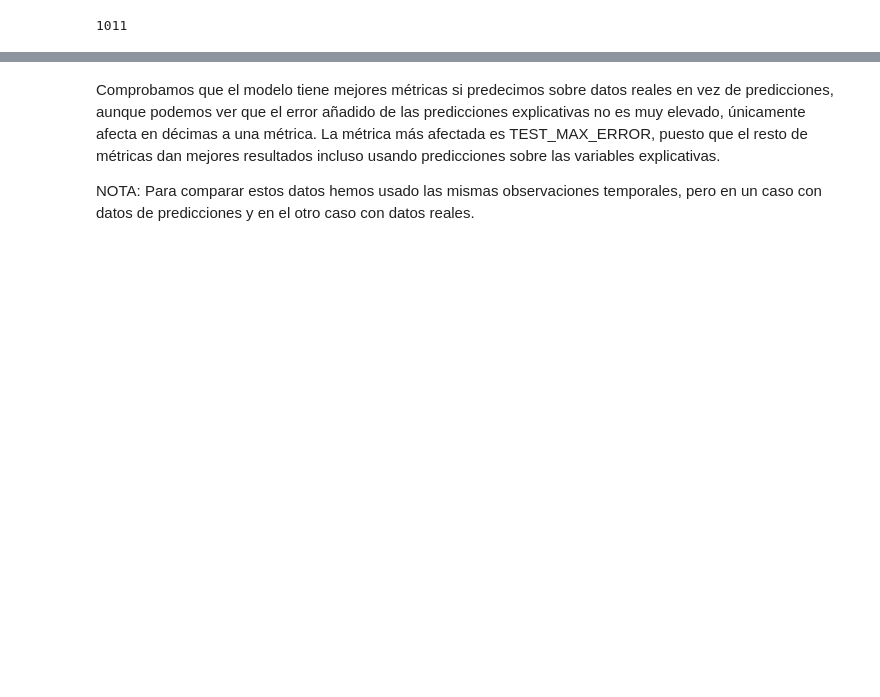
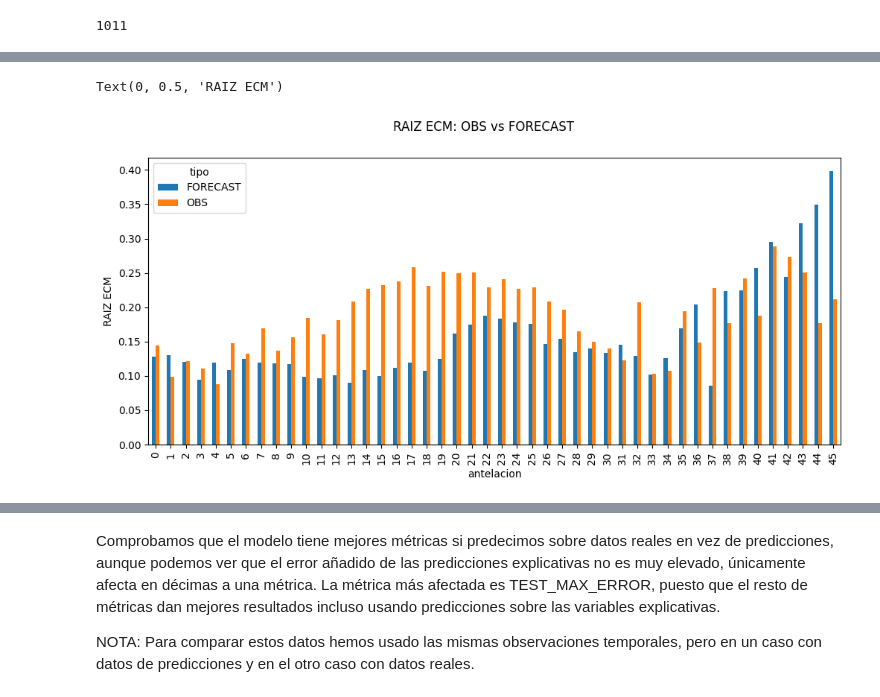
Before and after one commit to MarioBaldocchi/PD, a Jupyter notebook: forecasts/evaluacion.ipynb, the cells around one changed output, grey strips where cells are left out. Drawn from its saved outputs; the diff is of its cells as text; code cells hidden in the pictures; blank space fills up the shorter version.

Commit message:
Evaluacion - graficos de comparacion OBS vs FORECAST por cada antelacion y metrica

```diff
--- a/forecasts/evaluacion.ipynb
+++ b/forecasts/evaluacion.ipynb
@@ -274,0 +206,2 @@ df_results
+# %%
+X_forecast_flt = X_forecast_flt.merge(df_2024[['anio', 'mes', 'dia', 'hora']], on=['anio', 'mes', 'dia', 'hora']) # inner join
@@ -274,0 +210,7 @@ df_results
+# %%
+y_flt = X_forecast_flt['AlturaOlas']
+antelaciones_flt = X_forecast_flt.antelacion
+
+X_forecast_flt = X_forecast_flt.drop(columns=['AlturaOlas', 'antelacion'])
+
+X_forecast_flt
@@ -274,0 +233,26 @@ df_results
+# %%
+df_metrics = []
+for ant in antelaciones_flt.unique():
+    # FORECAST
+    fltr = antelaciones_flt == ant
+    X_fore = X_forecast_flt[fltr]
+    y_fore = y_flt[fltr]
+    predicciones_forecast = model.predict(scaler.transform(X_fore.drop(columns=['anio', 'mes', 'dia', 'hora'])))
+    metrics = calcular_metricas(y_fore, predicciones_forecast)
+    metrics['antelacion'] = ant
+    metrics['tipo'] = 'FORECAST'
+    metrics['num_rows'] = y_fore.shape[0]
+    df_metrics.append(metrics)
+
+    # OBS (prediccion con las mismas filas)
+    X_obs = df_2024.merge(X_fore[['anio', 'mes', 'dia', 'hora']], on=['anio', 'mes', 'dia', 'hora'], how='right')
+    if ((X_obs['AlturaOlas'].to_numpy() != y_fore).sum() > 0):
+        print("ERROR DE CONSISTENCIA")
+        break
+    predicciones_obs = model.predict(scaler.transform(X_obs.drop(columns=['AlturaOlas', 'anio', 'mes', 'dia', 'hora'])))
+    metrics = calcular_metricas(y_fore, predicciones_obs)
+    metrics['antelacion'] = ant
+    metrics['tipo'] = 'OBS'
+    metrics['num_rows'] = y_fore.shape[0]
+    df_metrics.append(metrics)
+    print(ant, "PROCESSED")
@@ -274,0 +277,3 @@ df_results
+# %%
+df_metrics = pd.DataFrame(df_metrics)
+df_metrics
@@ -274,0 +294,8 @@ df_results
+# %%
+fig, ax = plt.subplots(figsize=(12,5))
+df_metrics.pivot(index='antelacion', columns='tipo', values='TEST_ROOT_MEAN_SQ_ERROR').plot(kind='bar', ax=ax)
+fig.suptitle('RAIZ ECM: OBS vs FORECAST')
+ax.set_ylabel('RAIZ ECM')
+# %% [output]
+Text(0, 0.5, 'RAIZ ECM')
+[figure, added]
```
Also changed, not shown: parts of 32 cells of this notebook.
